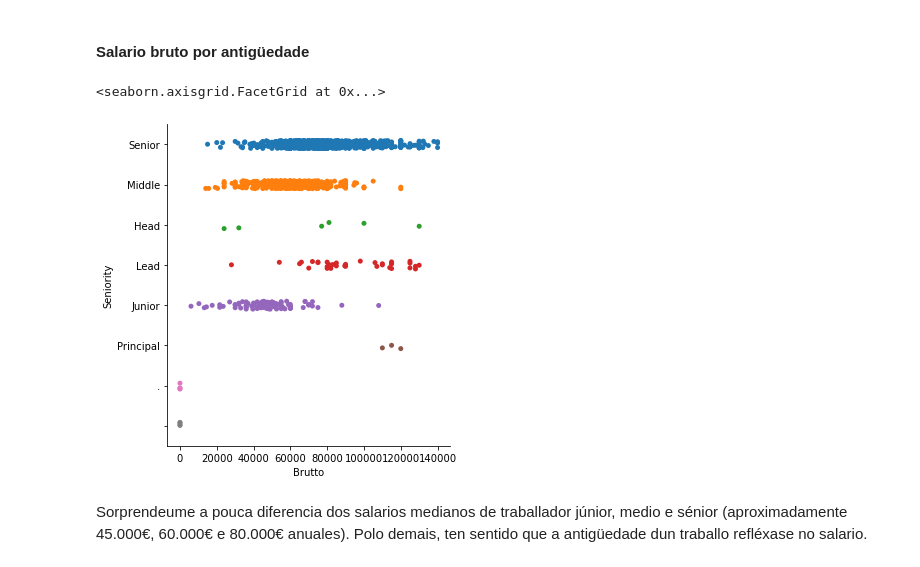
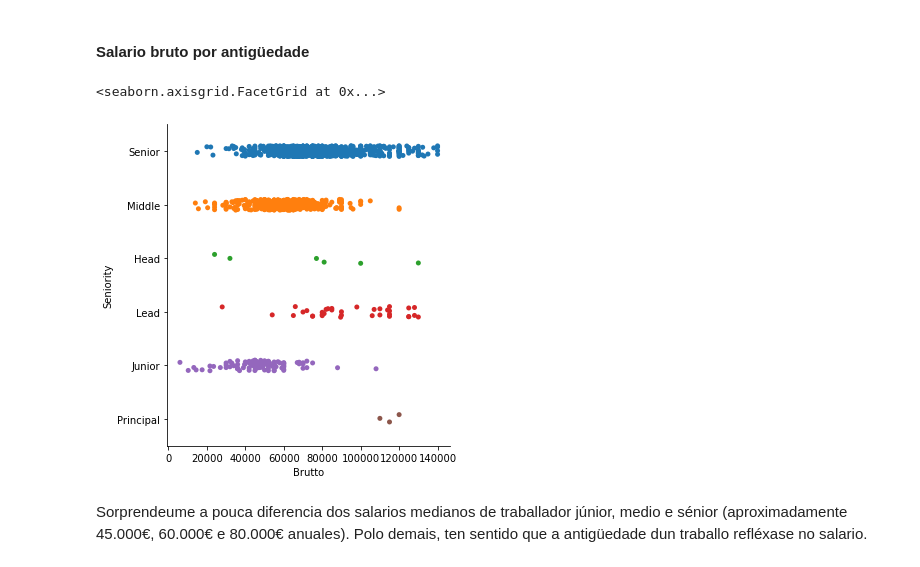
Before and after one commit to manudiazmerry/sistemas-bigdata, a Jupyter notebook: analise_e_visualizacion/entrega_EDA/EDA_MGV_traballos.ipynb, the cells around one changed output. Saved outputs shown, nothing was run; the diff lists cells and outputs as text; code cells hidden in the pictures.

```diff
--- a/analise_e_visualizacion/entrega_EDA/EDA_MGV_traballos.ipynb
+++ b/analise_e_visualizacion/entrega_EDA/EDA_MGV_traballos.ipynb
@@ -415,10 +415,12 @@ Aquí podemos ver:<br>
 # %%
 df.Seniority.dropna(inplace=False)
 df['Seniority'] = df['Seniority'].str.replace('\d+', '')
+df = df[df['Seniority'] != '']
+df = df[df['Seniority'] != '.']
 sns.catplot(y=df.Seniority, x=df.Brutto, data=df)
 # %% [output]
 <seaborn.axisgrid.FacetGrid at 0x...>
-[figure, old version]
+[figure, new version]
 # %% [markdown]
 Sorprendeume a pouca diferencia dos salarios medianos de traballador júnior, medio e sénior (aproximadamente 45.000€, 60.000€ e 80.000€ anuales). Polo demais, ten sentido que a antigüedade dun traballo refléxase no salario.
 # %% [markdown]
```
Also changed, not shown: parts of 16 cells of this notebook.
